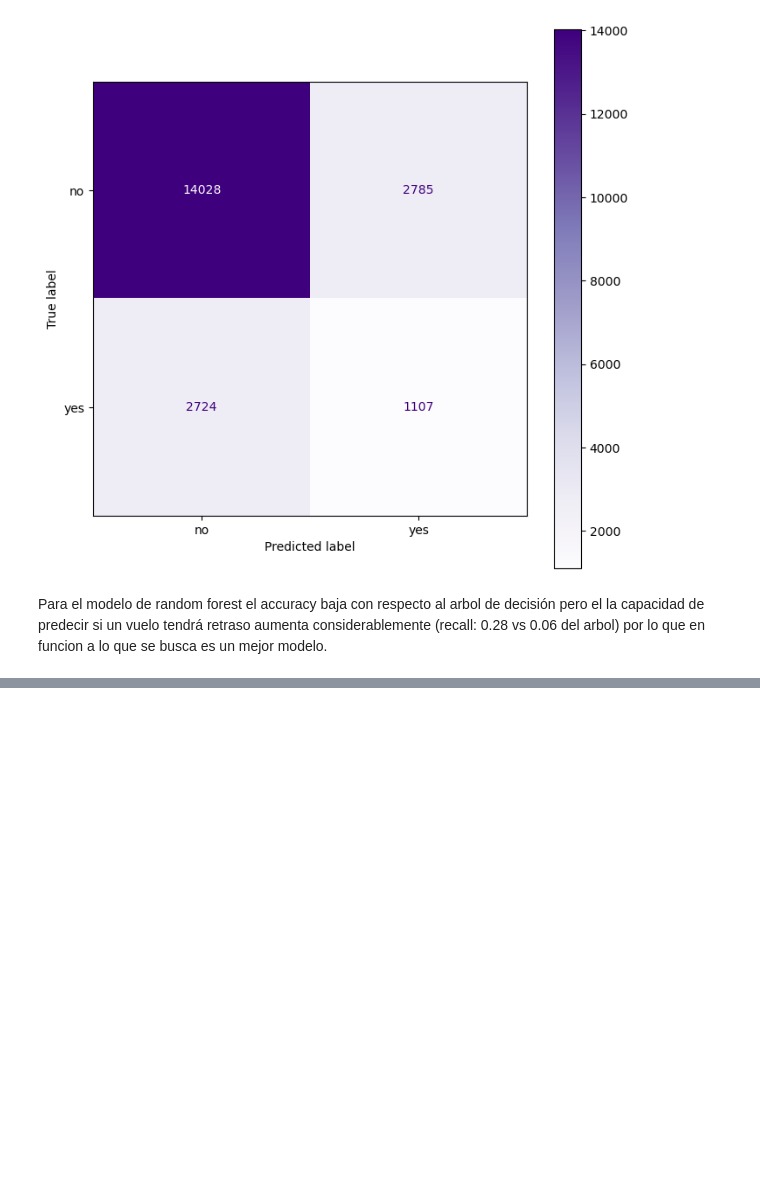
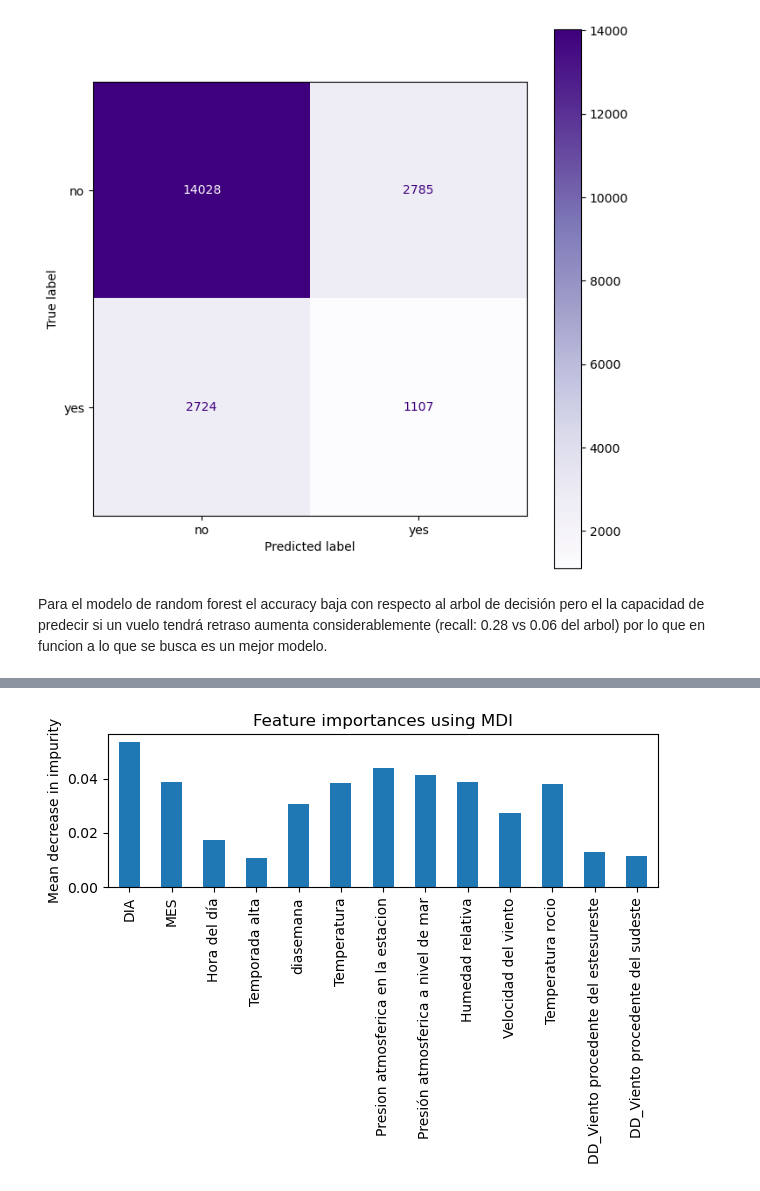
Before and after one commit to Lopport/Challenge-Data-Scientist-Matias-Lopez, a Jupyter notebook: solution.ipynb, the cells around one changed output, grey strips where cells are left out. Cells and saved outputs as stored; diff of their text form; code cells hidden in the pictures; blank space fills up the shorter version.

```diff
--- a/solution.ipynb
+++ b/solution.ipynb
@@ -1057,0 +892,33 @@ df.groupby()
+# %%
+import time
+import numpy as np
+
+start_time = time.time()
+importances = model_2.feature_importances_
+std = np.std([tree.feature_importances_ for tree in model_2.estimators_], axis=0)
+elapsed_time = time.time() - start_time
+
+print(f"Elapsed time to compute the importances: {elapsed_time:.3f} seconds")
+
+largo = importances.shape[0]
+importancias=[]
+nombre=[]
+nueva_std=[]
+for i in range(largo):
+    if importances[i] > 0.01:
+        #print(importances[i],X_train.columns[i])
+        importancias.append(importances[i])
+        nombre.append(X_train.columns[i])
+        nueva_std.append(std[i])
+dic = {'T':'Temperatura',
+       'P0': 'Presion atmosferica en la estacion',
+        'P': 'Presión atmosferica a nivel de mar',
+        'U': 'Humedad relativa',
+        'Ff': 'Velocidad del viento',
+        'Td': 'Temperatura rocio',
+          'datehour': 'Hora del día',
+          'high_season': 'Temporada alta'}
+l = len(nombre)
+for i in range(l):
+    if nombre[i] in dic.keys():
+        nombre[i]=dic[nombre[i]]
@@ -1057,0 +927,10 @@ df.groupby()
+# %%
+forest_importances = pd.Series(importancias, index=nombre)
+
+fig, ax = plt.subplots()
+forest_importances.plot.bar(yerr=nueva_std, ax=ax)
+ax.set_title("Feature importances using MDI")
+ax.set_ylabel("Mean decrease in impurity")
+fig.tight_layout()
+# %% [output]
+[figure, added]
```
Also changed, not shown: parts of 42 cells of this notebook.
